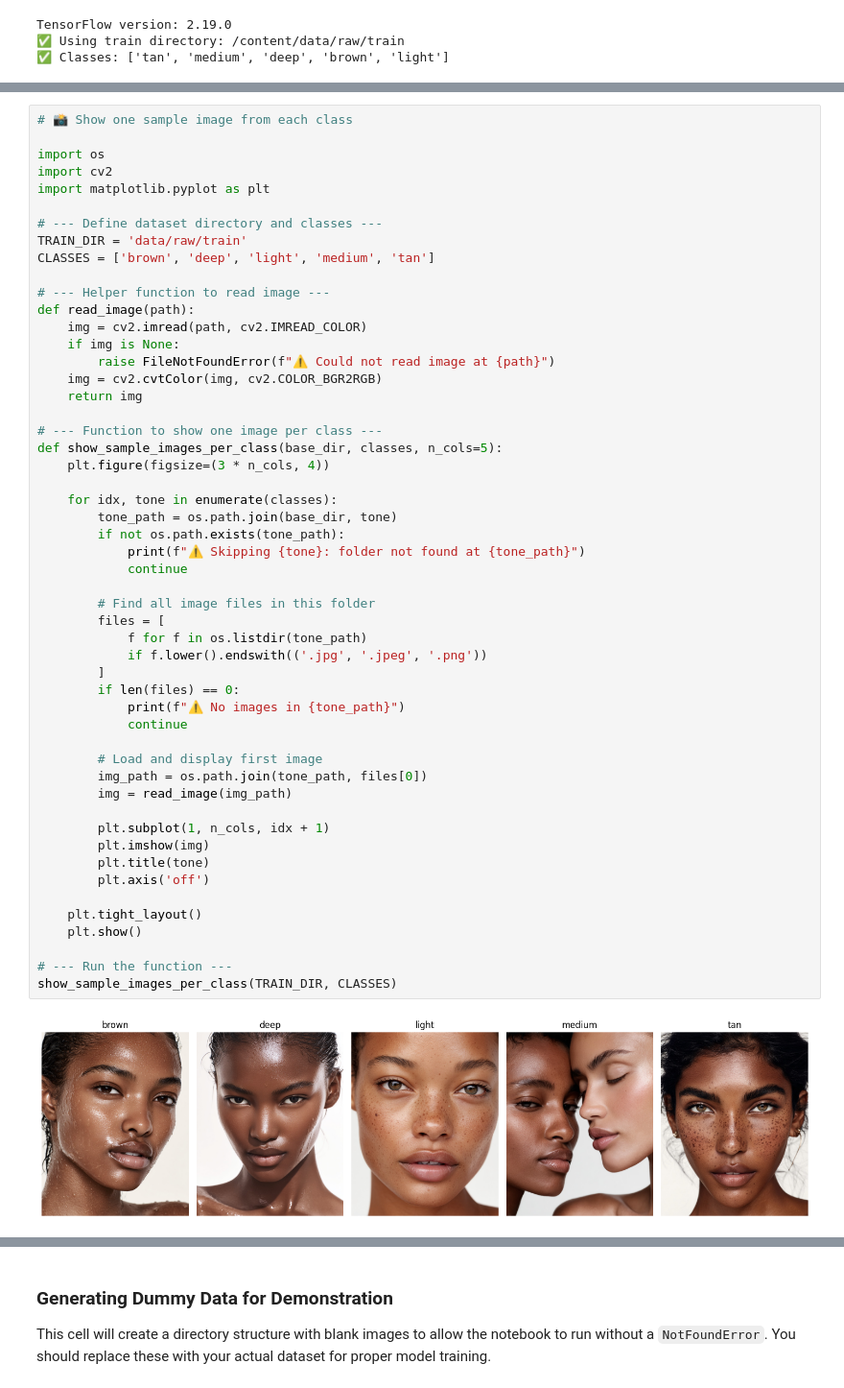
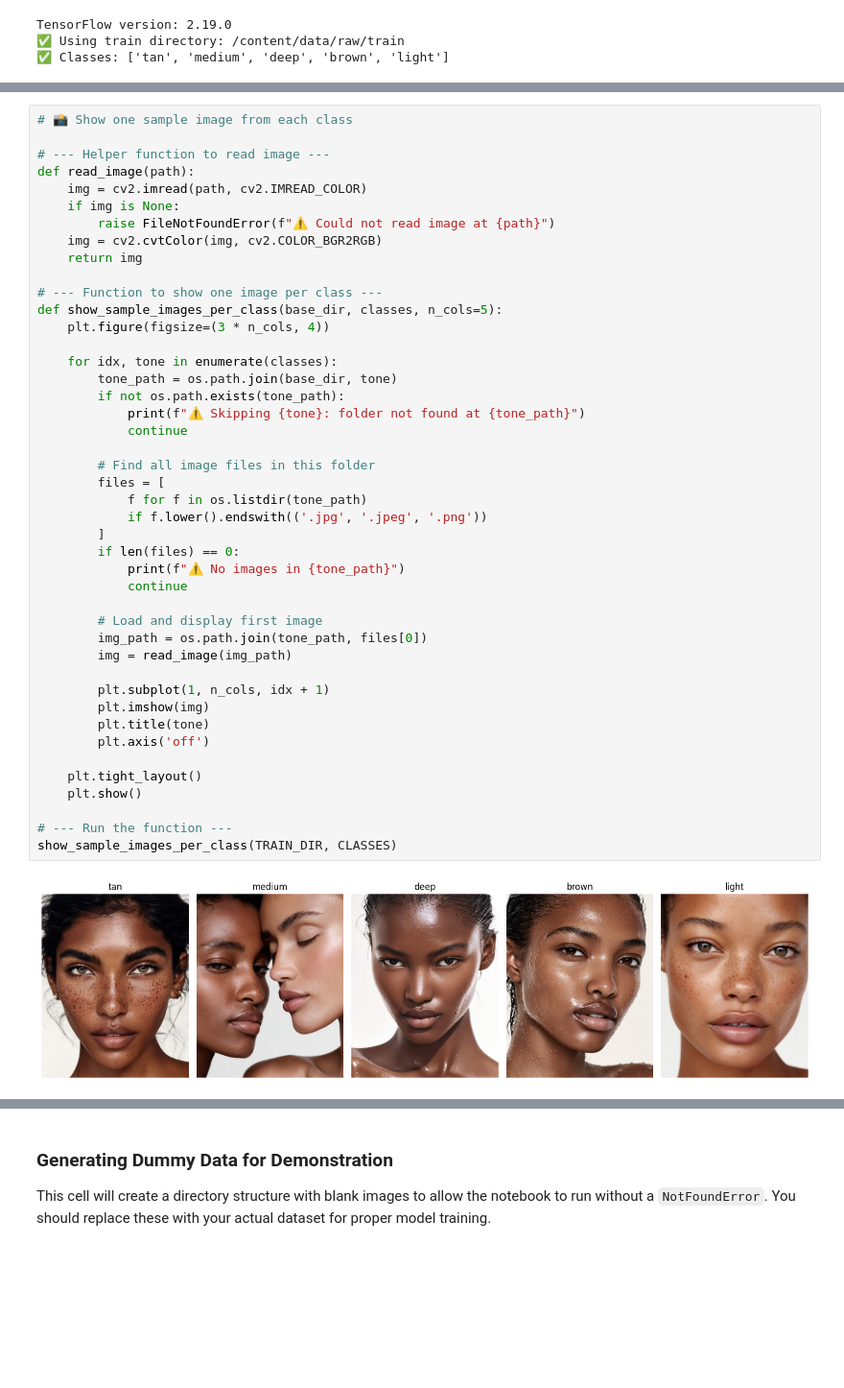
Before and after one commit to chasslayy/Jua-Shade, a Jupyter notebook: JuaShade_SkinTone_Colab.ipynb, the cells around one changed output, grey strips where cells are left out. Shown at 96% size. Drawn from its saved outputs; the diff is of its cells as text; blank space fills up the shorter version.

```diff
--- a/JuaShade_SkinTone_Colab.ipynb
+++ b/JuaShade_SkinTone_Colab.ipynb
@@ -116,14 +116,6 @@ Classes and counts:
 ✅ Saved reports/dataset_summary.txt
 # %%
 # 📸 Show one sample image from each class
-
-import os
-import cv2
-import matplotlib.pyplot as plt
-
-# --- Define dataset directory and classes ---
-TRAIN_DIR = 'data/raw/train'
-CLASSES = ['brown', 'deep', 'light', 'medium', 'tan']
 
 # --- Helper function to read image ---
 def read_image(path):
@@ -140,34 +132,34 @@ def show_sample_images_per_class(base_dir, classes, n_cols=5):
     for idx, tone in enumerate(classes):
         tone_path = os.path.join(base_dir, tone)
         if not os.path.exists(tone_path):
             print(f"⚠️ Skipping {tone}: folder not found at {tone_path}")
             continue
 
         # Find all image files in this folder
         files = [
             f for f in os.listdir(tone_path)
             if f.lower().endswith(('.jpg', '.jpeg', '.png'))
         ]
         if len(files) == 0:
             print(f"⚠️ No images in {tone_path}")
             continue
 
         # Load and display first image
         img_path = os.path.join(tone_path, files[0])
         img = read_image(img_path)
 
         plt.subplot(1, n_cols, idx + 1)
         plt.imshow(img)
         plt.title(tone)
         plt.axis('off')
 
     plt.tight_layout()
     plt.show()
 
 # --- Run the function ---
 show_sample_images_per_class(TRAIN_DIR, CLASSES)
 # %% [output]
-[figure, old version]
+[figure, new version]
 # %%
 # 4. Build TensorFlow datasets from folders
 
```
Also changed, not shown: parts of 61 cells of this notebook.
